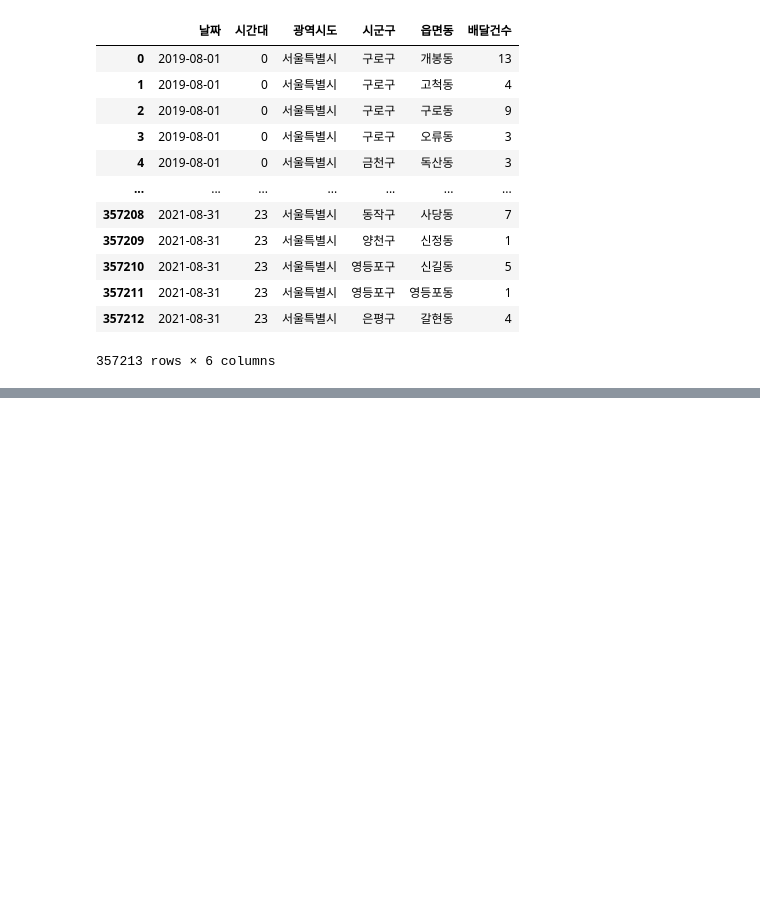
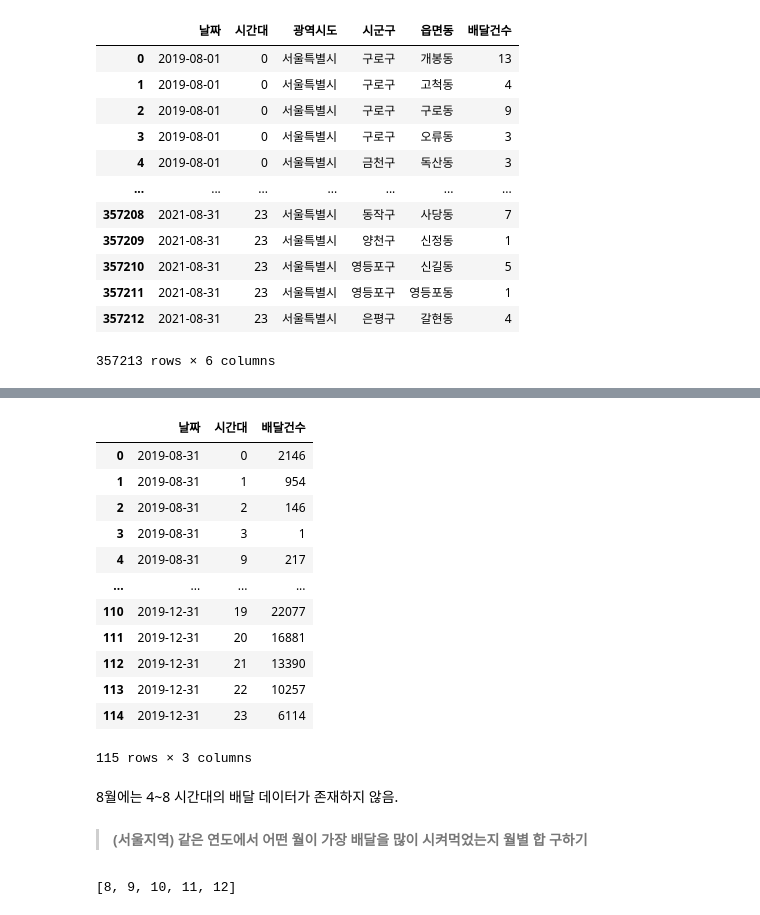
Before and after one commit to wish0728/Elice_teamproject2_team11_delivery, a Jupyter notebook: data-analysis/elicer_배달_데이터.ipynb, the cells around one changed output, grey strips where cells are left out. Cells and saved outputs as stored; diff of their text form; code cells hidden in the pictures; blank space fills up the shorter version.

```diff
--- a/data-analysis/elicer_배달_데이터.ipynb
+++ b/data-analysis/elicer_배달_데이터.ipynb
@@ -310,0 +326,22 @@ df_seoul_2019.iplot(kind="bar",
+# %%
+#2019년도 서울데이터를 월별로 모으고 시간대별 합 구하기
+df_seoul_2019_month = df_2019[df_2019['광역시도']=='서울특별시'].groupby([pd.Grouper(key='날짜', freq='1M'), '시간대']).sum().reset_index()
+df_seoul_2019_month
+# %% [output]
+|  | 날짜 | 시간대 | 배달건수 |
+| 0 | 2019-08-31 | 0 | 2146 |
+| 1 | 2019-08-31 | 1 | 954 |
+| 2 | 2019-08-31 | 2 | 146 |
+| 3 | 2019-08-31 | 3 | 1 |
+| 4 | 2019-08-31 | 9 | 217 |
+| ... | ... | ... | ... |
+| 110 | 2019-12-31 | 19 | 22077 |
+| 111 | 2019-12-31 | 20 | 16881 |
+| 112 | 2019-12-31 | 21 | 13390 |
+| 113 | 2019-12-31 | 22 | 10257 |
+| 114 | 2019-12-31 | 23 | 6114 |
+115 rows × 3 columns
+# %% [markdown]
+8월에는 4~8 시간대의 배달 데이터가 존재하지 않음.
+# %% [markdown]
+> **(서울지역) 같은 연도에서 어떤 월이 가장 배달을 많이 시켜먹었는지 월별 합 구하기**
@@ -310,0 +373,5 @@ df_seoul_2019.iplot(kind="bar",
+# %%
+seoul_mSum
+list(seoul_mSum.keys())
+# %% [output]
+[8, 9, 10, 11, 12]
```
Also changed, not shown: parts of 15 cells of this notebook.
